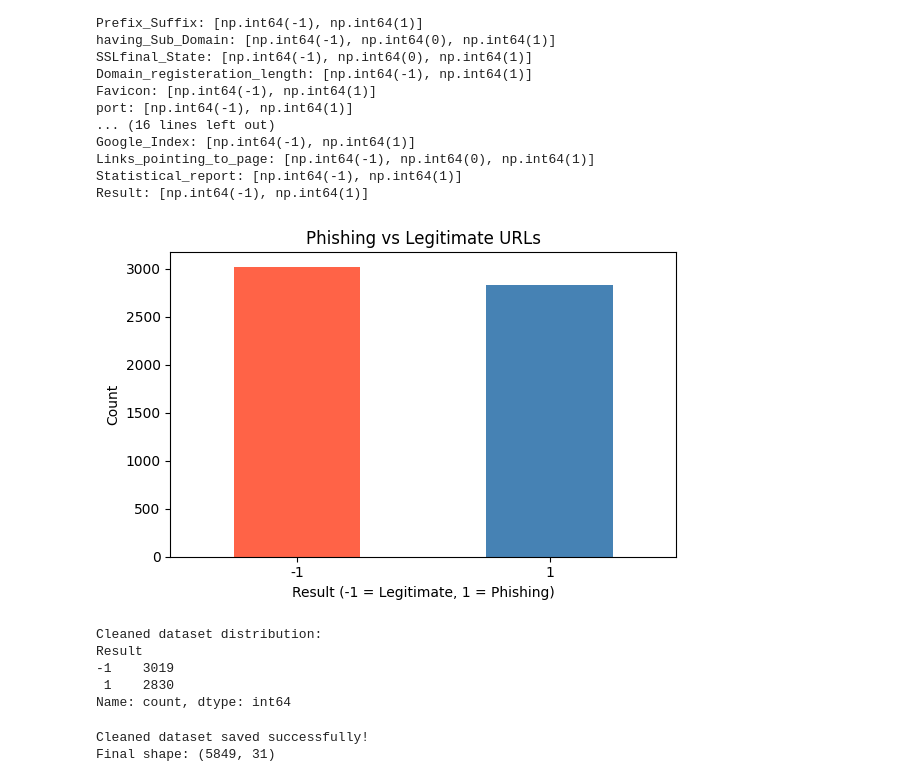
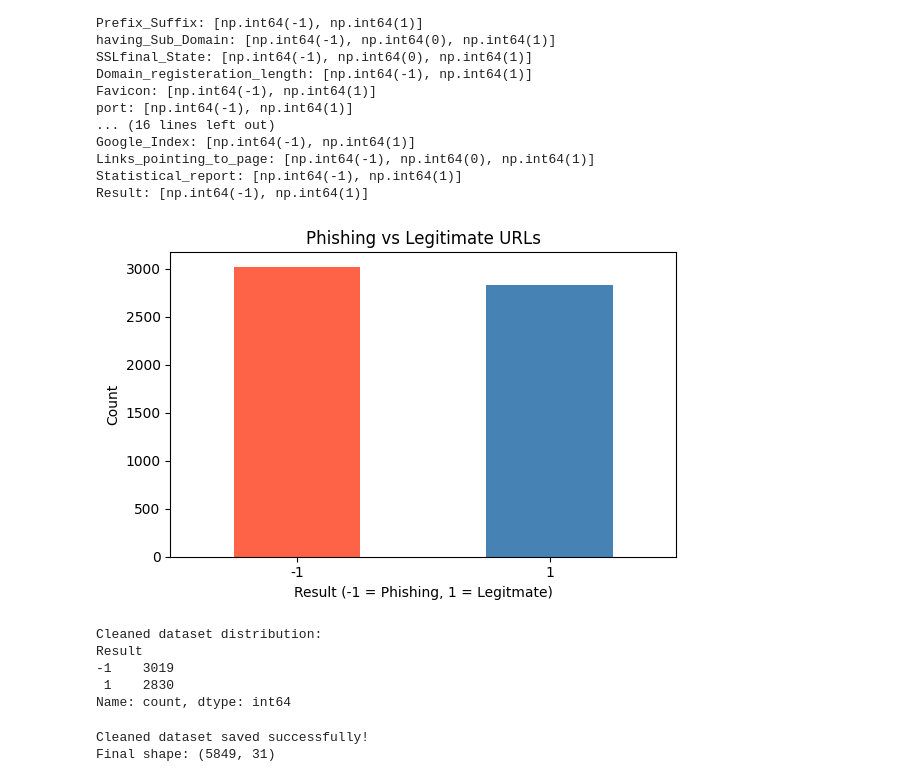
Before and after one commit to BinitaPandey12/phishing-detection-ml-system, a Jupyter notebook: notebooks/phishing_url_preparation.ipynb, the cells around one changed output. Cells and saved outputs as stored; diff of their text form; code cells hidden in the pictures.

```diff
--- a/notebooks/phishing_url_preparation.ipynb
+++ b/notebooks/phishing_url_preparation.ipynb
@@ -150,17 +150,17 @@ Result: [np.int64(-1), np.int64(1)]
 # %%
 plt.figure(figsize=(6, 4))
 df['Result'].value_counts().plot(kind='bar', color=['tomato', 'steelblue'])
 plt.title('Phishing vs Legitimate URLs')
-plt.xlabel('Result (-1 = Legitimate, 1 = Phishing)')
+plt.xlabel('Result (-1 = Phishing, 1 = Legitmate)')
 plt.ylabel('Count')
 plt.xticks(rotation=0)
 plt.tight_layout()
 plt.show()
 
 print("Cleaned dataset distribution:")
 print(df['Result'].value_counts())
 # %% [output]
-[figure, old version]
+[figure, new version]
 Cleaned dataset distribution:
 Result
 -1    3019
```
Also changed, not shown: parts of 49 cells of this notebook, 4 other files.
